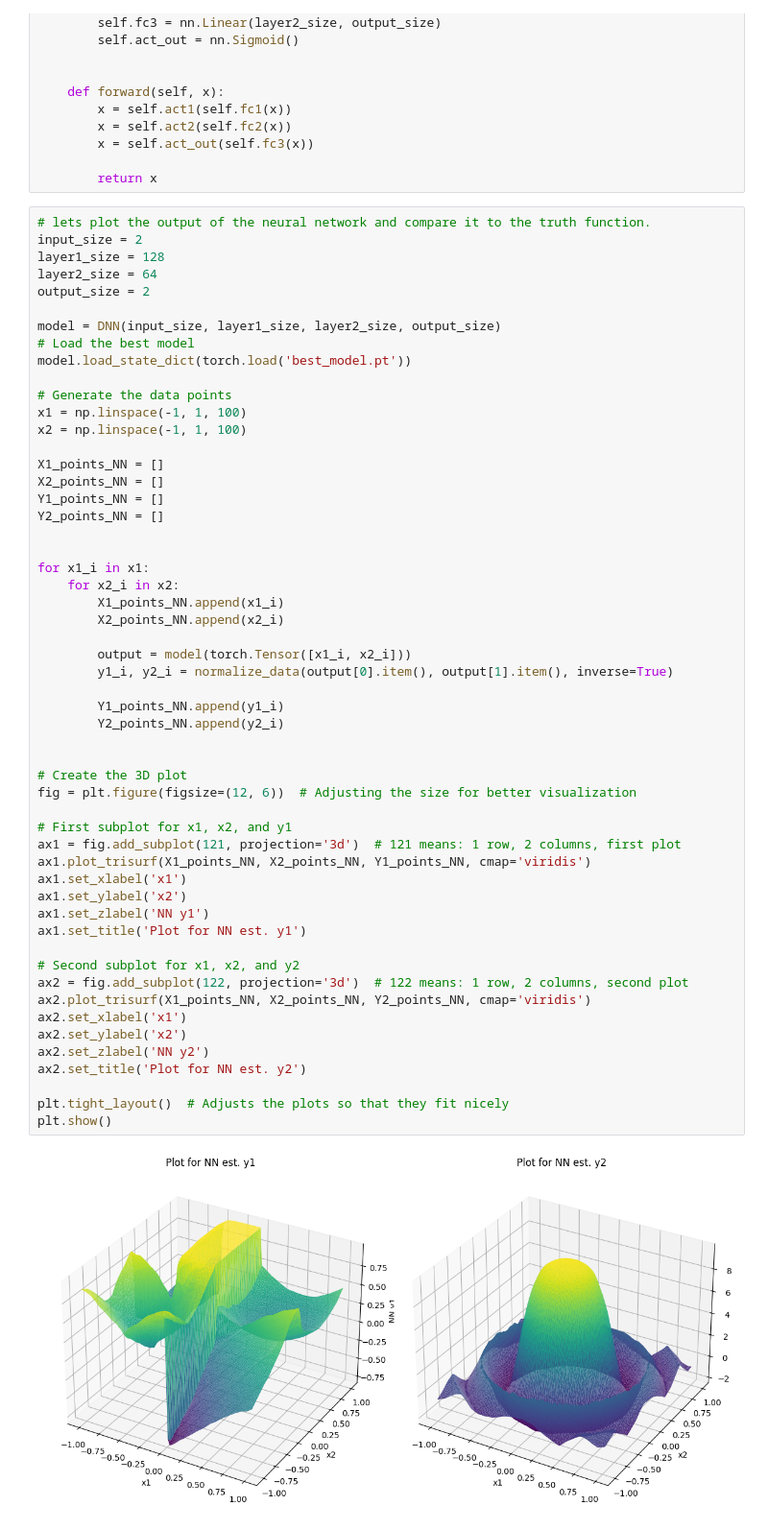
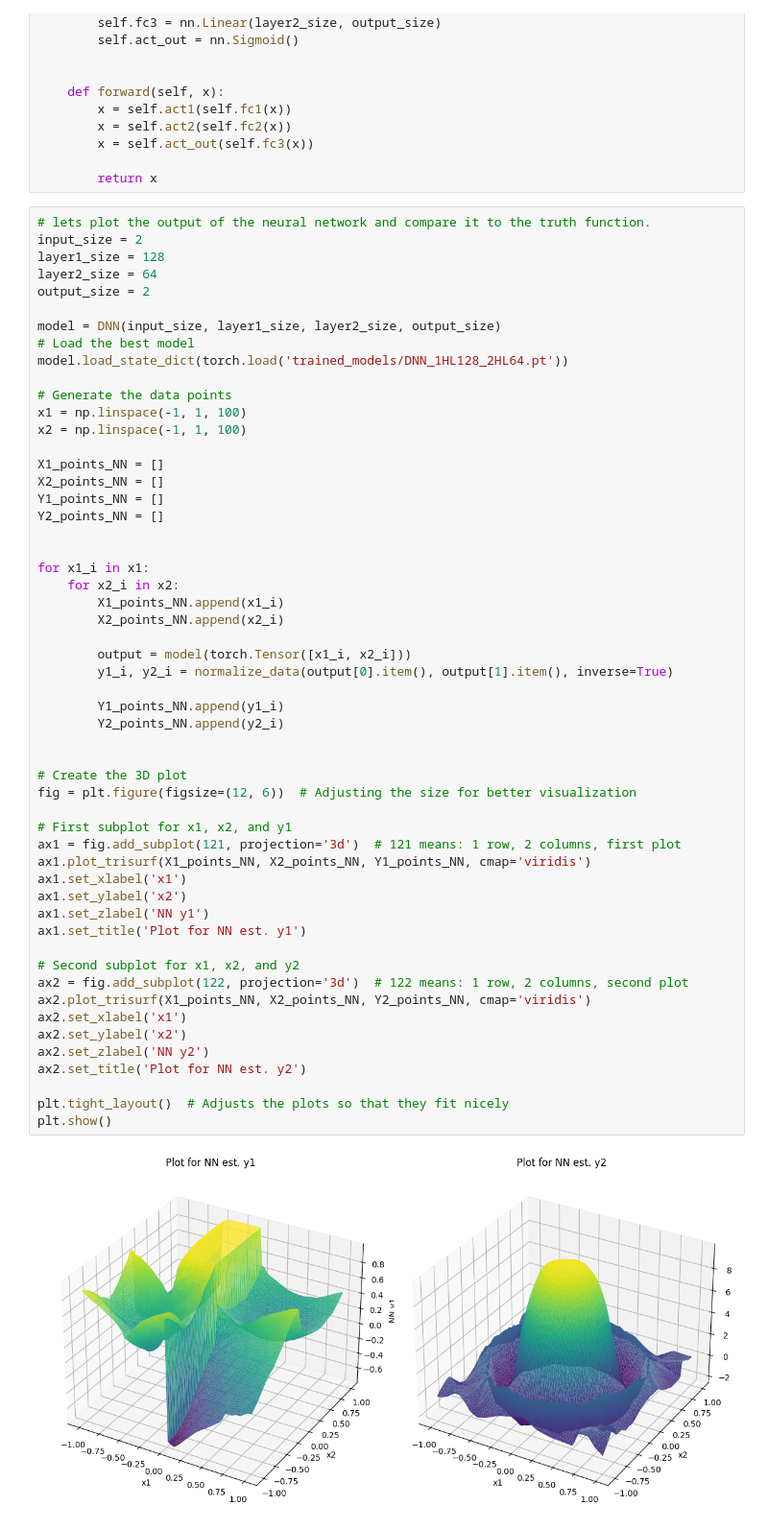
Before and after one commit to kranzowe/NN-Training-Supervised-Deep-Learning, a Jupyter notebook: ML_NN_Inference_Tutorial.ipynb, the cells around one changed output. Shown at 96% size. Drawn from its saved outputs; the diff is of its cells as text.

```diff
--- a/ML_NN_Inference_Tutorial.ipynb
+++ b/ML_NN_Inference_Tutorial.ipynb
@@ -97,7 +97,7 @@ output_size = 2
 
 model = DNN(input_size, layer1_size, layer2_size, output_size)
 # Load the best model
-model.load_state_dict(torch.load('best_model.pt'))
+model.load_state_dict(torch.load('trained_models/DNN_1HL128_2HL64.pt'))
 
 # Generate the data points
 x1 = np.linspace(-1, 1, 100)
@@ -116,34 +116,34 @@ for x1_i in x1:
 
         output = model(torch.Tensor([x1_i, x2_i]))
         y1_i, y2_i = normalize_data(output[0].item(), output[1].item(), inverse=True)
 
         Y1_points_NN.append(y1_i)
         Y2_points_NN.append(y2_i)
 
 
 # Create the 3D plot
 fig = plt.figure(figsize=(12, 6))  # Adjusting the size for better visualization
 
 # First subplot for x1, x2, and y1
 ax1 = fig.add_subplot(121, projection='3d')  # 121 means: 1 row, 2 columns, first plot
 ax1.plot_trisurf(X1_points_NN, X2_points_NN, Y1_points_NN, cmap='viridis')
 ax1.set_xlabel('x1')
 ax1.set_ylabel('x2')
 ax1.set_zlabel('NN y1')
 ax1.set_title('Plot for NN est. y1')
 
 # Second subplot for x1, x2, and y2
 ax2 = fig.add_subplot(122, projection='3d')  # 122 means: 1 row, 2 columns, second plot
 ax2.plot_trisurf(X1_points_NN, X2_points_NN, Y2_points_NN, cmap='viridis')
 ax2.set_xlabel('x1')
 ax2.set_ylabel('x2')
 ax2.set_zlabel('NN y2')
 ax2.set_title('Plot for NN est. y2')
 
 plt.tight_layout()  # Adjusts the plots so that they fit nicely
 plt.show()
 # %% [output]
-[figure, old version]
+[figure, new version]
 # %%
 # Let's plot error
 
```
Also changed, not shown: parts of 1 cell of this notebook.
